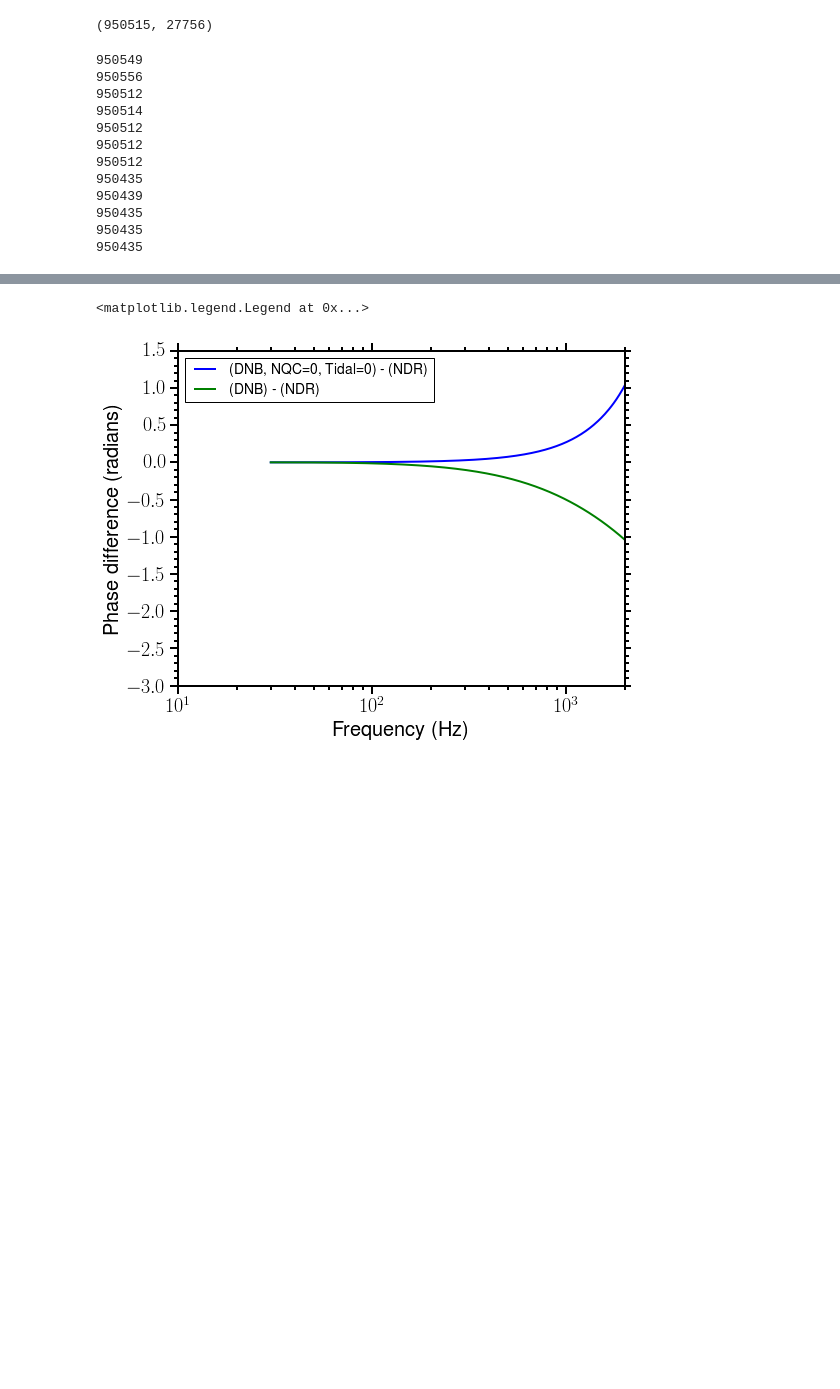
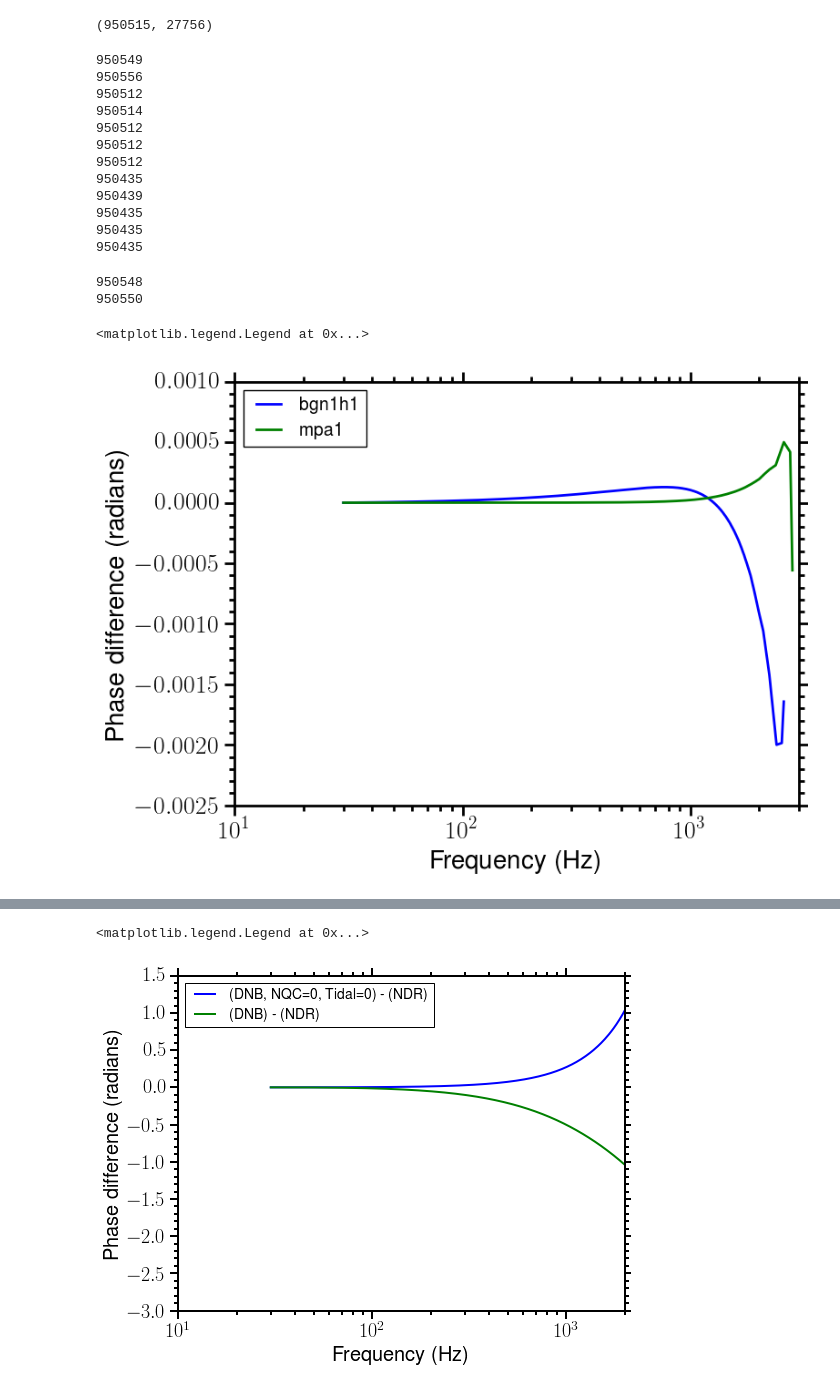
Before and after one commit to benjaminlackey/cbcrom, a Jupyter notebook: notebooks/CompareWaveformPhase.ipynb, the cells around one changed output, grey strips where cells are left out. Drawn from its saved outputs; the diff is of its cells as text; code cells hidden in the pictures; blank space fills up the shorter version.

```diff
--- a/notebooks/CompareWaveformPhase.ipynb
+++ b/notebooks/CompareWaveformPhase.ipynb
@@ -446,6 +460,42 @@ ms1bfiteffect = phase_difference(ms1b234fit['hp'], ms1b234fit['hc'], ms1b234['hp
 950435
 950435
 950435
+# %%
+bgn1h1 = waveform_list[11]
+bgn1h1fit = waveform_list[12]
+
+mpa1 = waveform_list[13]
+mpa1fit = waveform_list[14]
+
+bgn1h1fiteffect = phase_difference(bgn1h1fit['hp'], bgn1h1fit['hc'], bgn1h1['hp'], bgn1h1['hc'])
+mpa1fiteffect = phase_difference(mpa1fit['hp'], mpa1fit['hc'], mpa1['hp'], mpa1['hc'])
+# %% [output]
+950548
+950550
+# %%
+fig, axes = plt.subplots(1, figsize=(8, 6))
+
+freq = bgn1h1['freq'].numpy()
+phasediff = bgn1h1fiteffect.numpy()
+lenmin = min(len(freq), len(phasediff))
+axes.plot(freq[:lenmin], phasediff[:lenmin], lw=2, label=r'bgn1h1')
+
+freq = mpa1['freq'].numpy()
+phasediff = mpa1fiteffect.numpy()
+lenmin = min(len(freq), len(phasediff))
+axes.plot(freq[:lenmin], phasediff[:lenmin], lw=2, label=r'mpa1')
+
+axes.set_xlim([10, 3000.0])
+#axes.set_ylim([1.0e-4, 20.0])
+axes.set_xscale('log')
+#axes.set_yscale('log')
+axes.set_xlabel(r'Frequency (Hz)')
+axes.set_ylabel(r'Phase difference (radians)')
+axes.minorticks_on()
+axes.legend(loc='upper left')
+# %% [output]
+<matplotlib.legend.Legend at 0x...>
+[figure, added]
 # %%
 fig, axes = plt.subplots(1, figsize=(8, 6))
 
```
Also changed, not shown: parts of 6 cells of this notebook, 11 other files.
